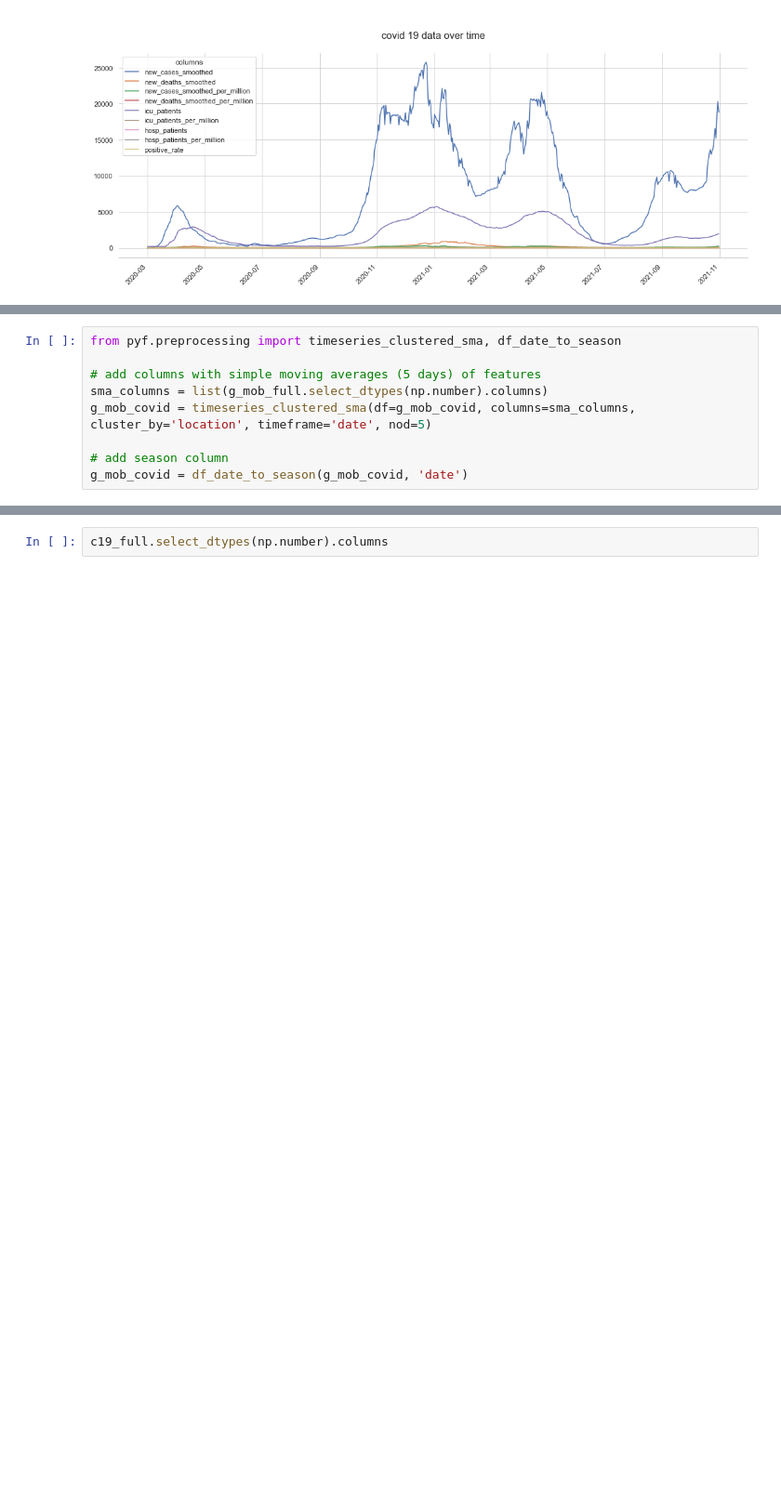
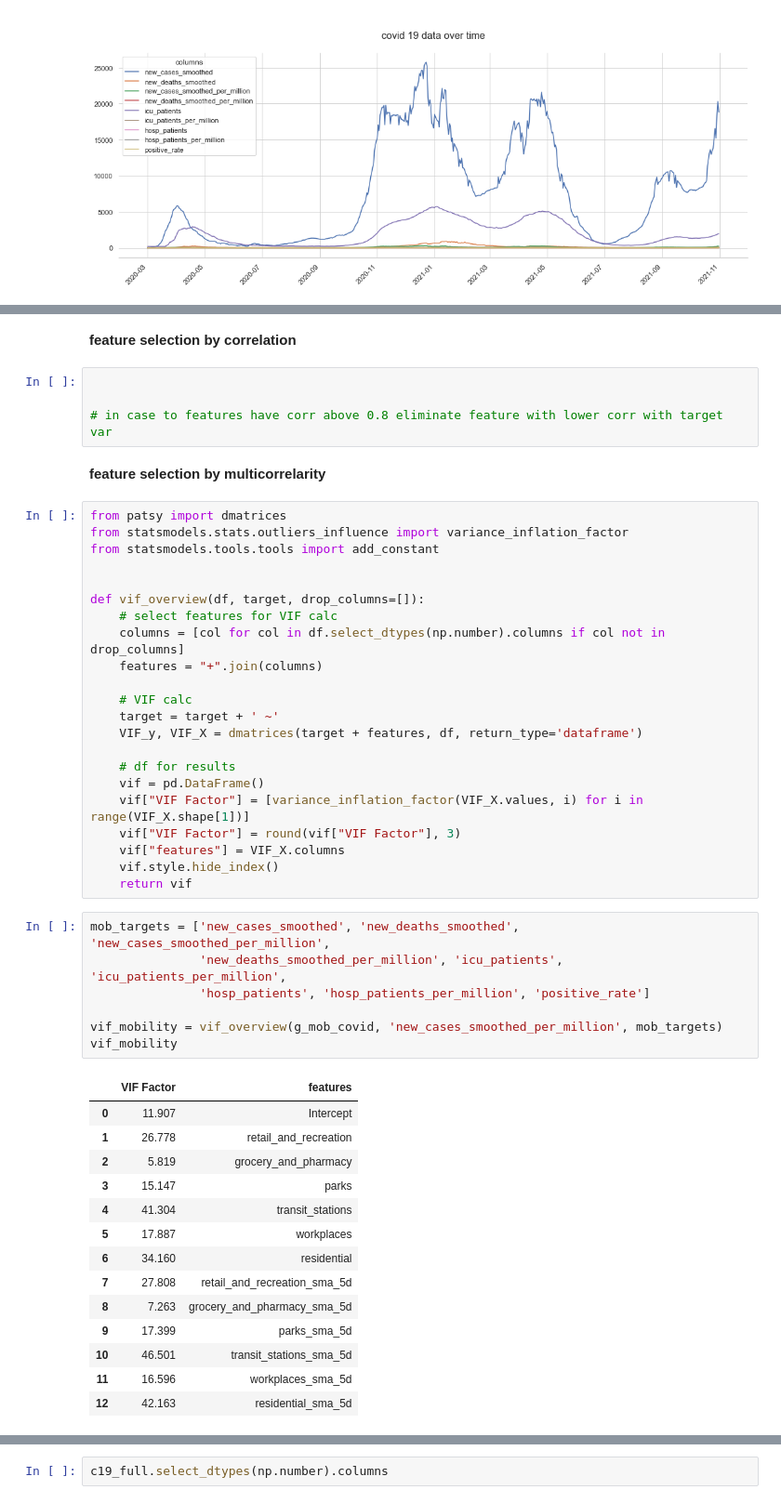
Before and after one commit to KevinSpurk/P03-how-to-predict-a-pandemic, a Jupyter notebook: P03_predict_covid19.ipynb, the cells around one changed output, grey strips where cells are left out. Shown at 93% size. Saved outputs shown, nothing was run; the diff lists cells and outputs as text; blank space fills up the shorter version.

Commit message:
feature selection, feature transformation

```diff
--- a/P03_predict_covid19.ipynb
+++ b/P03_predict_covid19.ipynb
@@ -1003,9 +1027,52 @@ plot_timeseries(c19_plotting, 'date', 18, 6, 'covid 19 data over time')
-# %%
-from pyf.preprocessing import timeseries_clustered_sma, df_date_to_season
-
-# add columns with simple moving averages (5 days) of features
-sma_columns = list(g_mob_full.select_dtypes(np.number).columns)
-g_mob_covid = timeseries_clustered_sma(df=g_mob_covid, columns=sma_columns, cluster_by='location', timeframe='date', nod=5)
-
-# add season column
-g_mob_covid = df_date_to_season(g_mob_covid, 'date')
+# %% [markdown]
+**feature selection by correlation**
+# %%
+
+
+# in case to features have corr above 0.8 eliminate feature with lower corr with target var
+# %% [markdown]
+**feature selection by multicorrelarity**
+# %%
+from patsy import dmatrices
+from statsmodels.stats.outliers_influence import variance_inflation_factor
+from statsmodels.tools.tools import add_constant
+
+
+def vif_overview(df, target, drop_columns=[]):
+    # select features for VIF calc
+    columns = [col for col in df.select_dtypes(np.number).columns if col not in drop_columns]
+    features = "+".join(columns)
+
+    # VIF calc
+    target = target + ' ~'
+    VIF_y, VIF_X = dmatrices(target + features, df, return_type='dataframe')
+
+    # df for results
+    vif = pd.DataFrame()
+    vif["VIF Factor"] = [variance_inflation_factor(VIF_X.values, i) for i in range(VIF_X.shape[1])]
+    vif["VIF Factor"] = round(vif["VIF Factor"], 3)
+    vif["features"] = VIF_X.columns
+    vif.style.hide_index()
+    return vif
+# %%
+mob_targets = ['new_cases_smoothed', 'new_deaths_smoothed', 'new_cases_smoothed_per_million',
+               'new_deaths_smoothed_per_million', 'icu_patients', 'icu_patients_per_million',
+               'hosp_patients', 'hosp_patients_per_million', 'positive_rate']
+
+vif_mobility = vif_overview(g_mob_covid, 'new_cases_smoothed_per_million', mob_targets)
+vif_mobility
+# %% [output]
+|  | VIF Factor | features |
+| 0 | 11.907 | Intercept |
+| 1 | 26.778 | retail_and_recreation |
+| 2 | 5.819 | grocery_and_pharmacy |
+| 3 | 15.147 | parks |
+| 4 | 41.304 | transit_stations |
+| 5 | 17.887 | workplaces |
+| 6 | 34.160 | residential |
+| 7 | 27.808 | retail_and_recreation_sma_5d |
+| 8 | 7.263 | grocery_and_pharmacy_sma_5d |
+| 9 | 17.399 | parks_sma_5d |
+| 10 | 46.501 | transit_stations_sma_5d |
+| 11 | 16.596 | workplaces_sma_5d |
+| 12 | 42.163 | residential_sma_5d |
```
Also changed, not shown: parts of 29 cells of this notebook, 3 other files.
